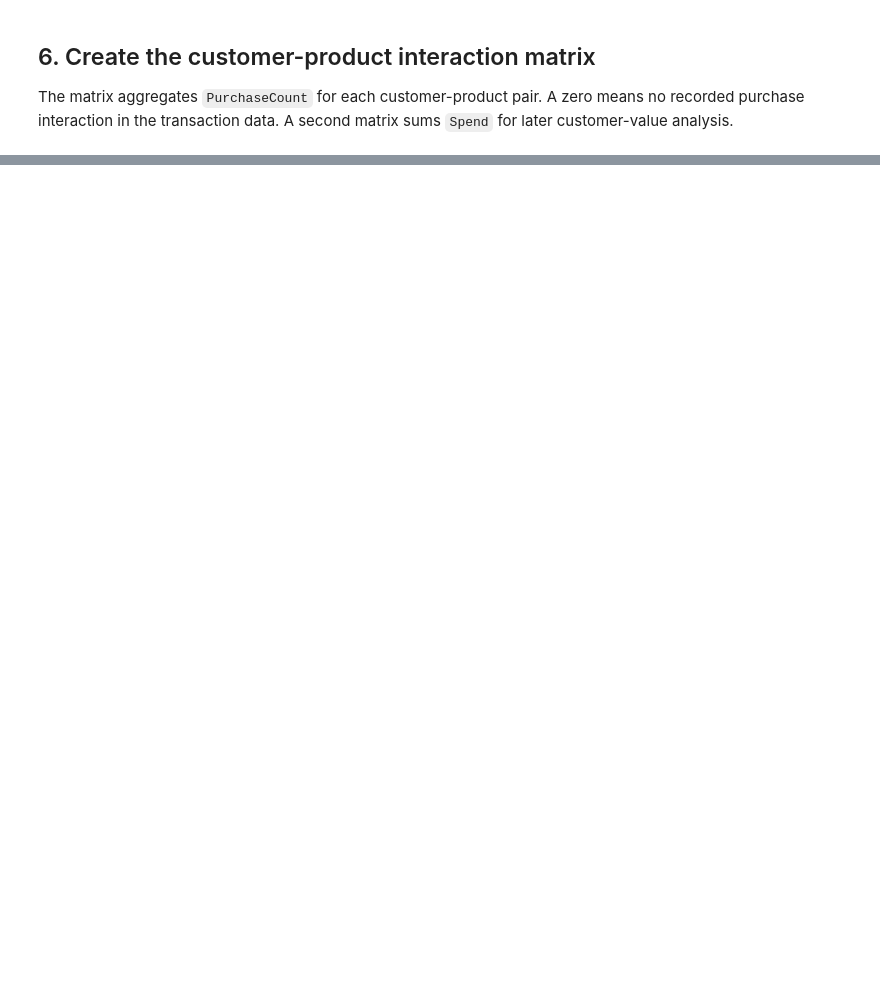
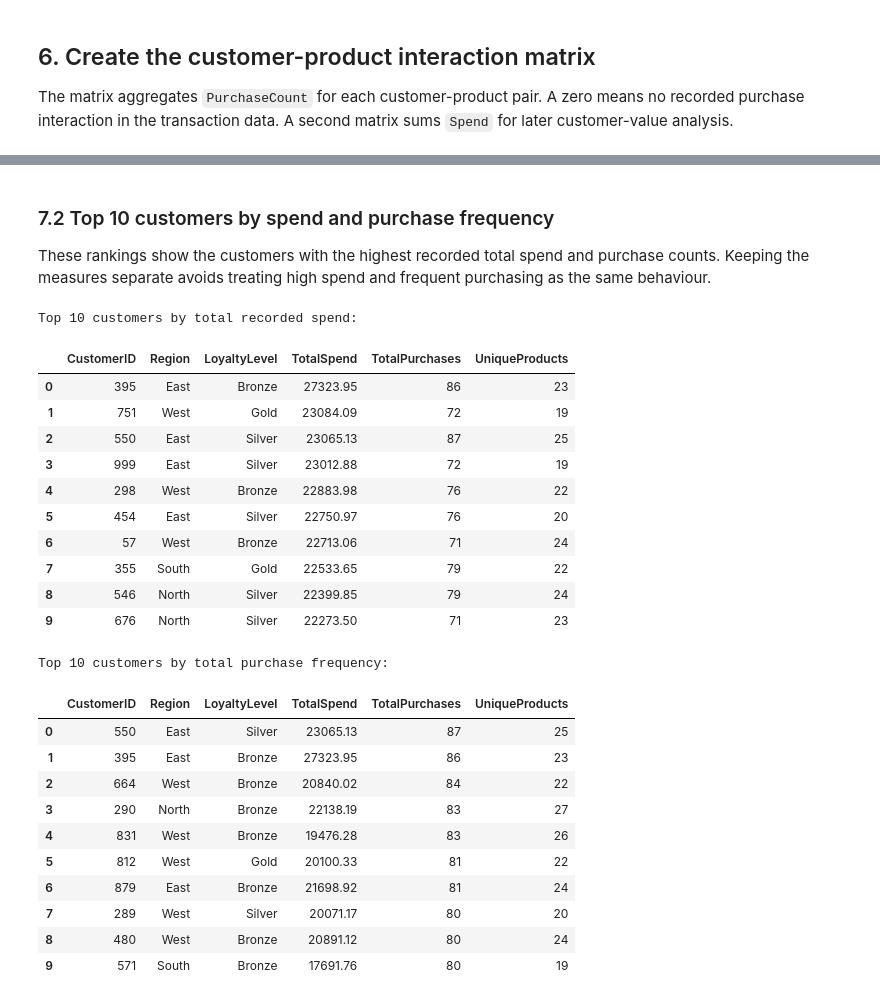
Before and after one commit to RyanMitchell8/Research-Analytics-Ca1, a Jupyter notebook: Ca1-folder/Task_2_Recommendation_System_Development.ipynb, the cells around one changed output, grey strips where cells are left out. Drawn from its saved outputs; the diff is of its cells as text; code cells hidden in the pictures; blank space fills up the shorter version.

Commit message:
Now added into Task 2 the Customer Analytics

```diff
--- a/Ca1-folder/Task_2_Recommendation_System_Development.ipynb
+++ b/Ca1-folder/Task_2_Recommendation_System_Development.ipynb
@@ -196,0 +306,59 @@ display(interaction_matrix.head())
+# %% [markdown]
+### 7.2 Top 10 customers by spend and purchase frequency
+
+These rankings show the customers with the highest recorded total spend and purchase counts. Keeping the measures separate avoids treating high spend and frequent purchasing as the same behaviour.
+# %%
+# Select columns that make the customer rankings easy to interpret.
+customer_ranking_columns = [
+    "CustomerID",
+    "Region",
+    "LoyaltyLevel",
+    "TotalSpend",
+    "TotalPurchases",
+    "UniqueProducts"
+]
+
+# Rank customers by total spend.
+top_10_customers_by_spend = (
+    customer_purchase_summary.nlargest(10, "TotalSpend")
+    [customer_ranking_columns]
+    .reset_index(drop=True)
+)
+
+# Rank customers by total purchase count.
+top_10_customers_by_frequency = (
+    customer_purchase_summary.nlargest(10, "TotalPurchases")
+    [customer_ranking_columns]
+    .reset_index(drop=True)
+)
+
+print("Top 10 customers by total recorded spend:")
+display(top_10_customers_by_spend)
+
+print("Top 10 customers by total purchase frequency:")
+display(top_10_customers_by_frequency)
+# %% [output]
+Top 10 customers by total recorded spend:
+|  | CustomerID | Region | LoyaltyLevel | TotalSpend | TotalPurchases | UniqueProducts |
+| 0 | 395 | East | Bronze | 27323.95 | 86 | 23 |
+| 1 | 751 | West | Gold | 23084.09 | 72 | 19 |
+| 2 | 550 | East | Silver | 23065.13 | 87 | 25 |
+| 3 | 999 | East | Silver | 23012.88 | 72 | 19 |
+| 4 | 298 | West | Bronze | 22883.98 | 76 | 22 |
+| 5 | 454 | East | Silver | 22750.97 | 76 | 20 |
+| 6 | 57 | West | Bronze | 22713.06 | 71 | 24 |
+| 7 | 355 | South | Gold | 22533.65 | 79 | 22 |
+| 8 | 546 | North | Silver | 22399.85 | 79 | 24 |
+| 9 | 676 | North | Silver | 22273.50 | 71 | 23 |
+Top 10 customers by total purchase frequency:
+|  | CustomerID | Region | LoyaltyLevel | TotalSpend | TotalPurchases | UniqueProducts |
+| 0 | 550 | East | Silver | 23065.13 | 87 | 25 |
+| 1 | 395 | East | Bronze | 27323.95 | 86 | 23 |
+| 2 | 664 | West | Bronze | 20840.02 | 84 | 22 |
+| 3 | 290 | North | Bronze | 22138.19 | 83 | 27 |
+| 4 | 831 | West | Bronze | 19476.28 | 83 | 26 |
+| 5 | 812 | West | Gold | 20100.33 | 81 | 22 |
+| 6 | 879 | East | Bronze | 21698.92 | 81 | 24 |
+| 7 | 289 | West | Silver | 20071.17 | 80 | 20 |
+| 8 | 480 | West | Bronze | 20891.12 | 80 | 24 |
+| 9 | 571 | South | Bronze | 17691.76 | 80 | 19 |
```
Also changed, not shown: parts of 9 cells of this notebook.
